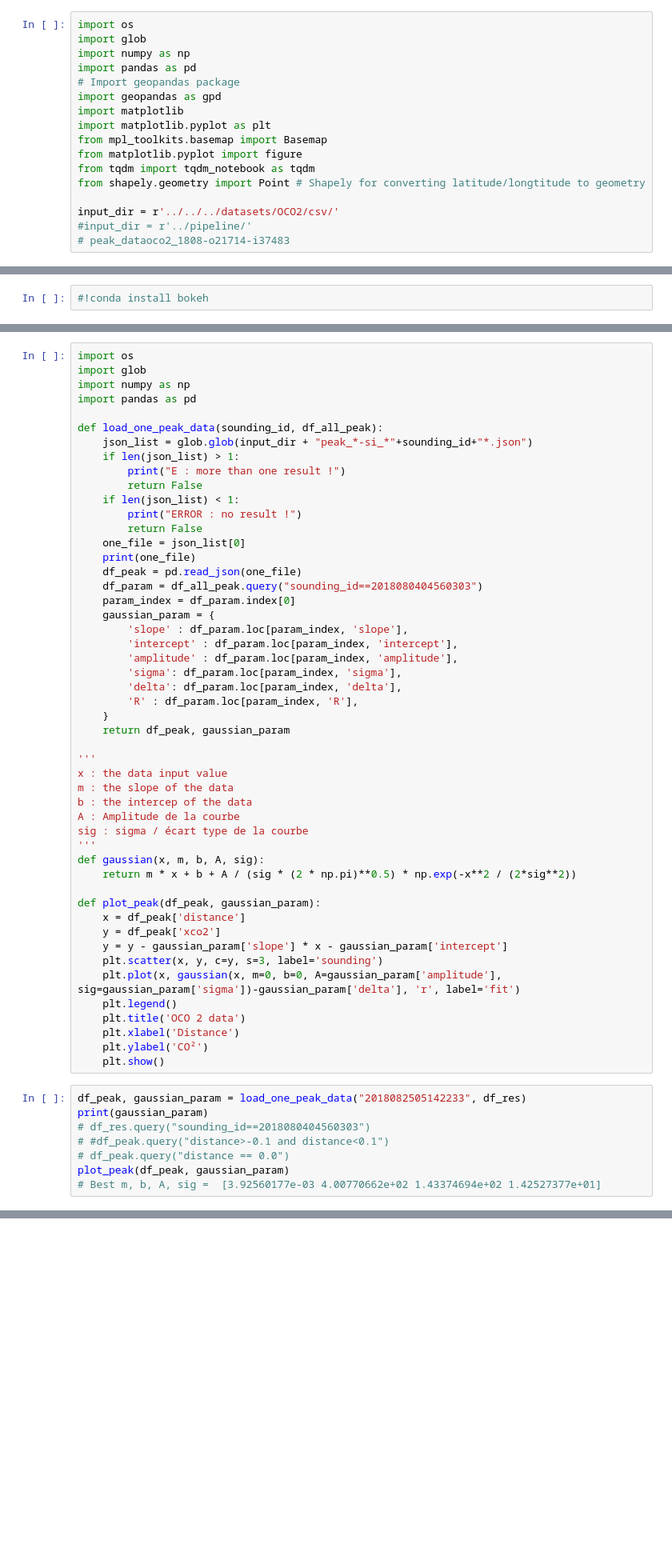
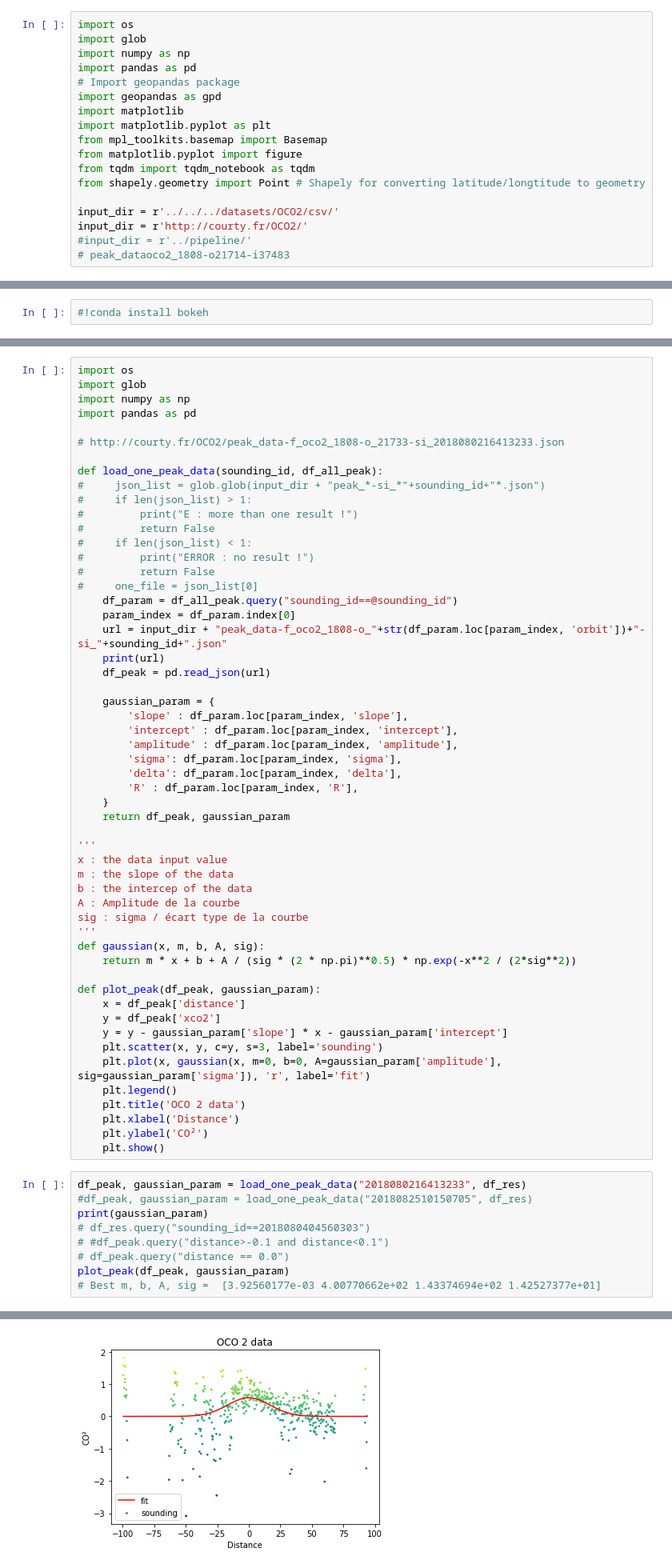
Before and after one commit to dataforgoodfr/batch7_satellite_ges, a Jupyter notebook: notebooks/view_peak.ipynb, the cells around one changed output, grey strips where cells are left out. Shown at 80% size. Saved outputs shown, nothing was run; the diff lists cells and outputs as text; blank space fills up the shorter version.

```diff
--- a/notebooks/view_peak.ipynb
+++ b/notebooks/view_peak.ipynb
@@ -20,6 +20,7 @@ from tqdm import tqdm_notebook as tqdm
 from shapely.geometry import Point # Shapely for converting latitude/longtitude to geometry
 
 input_dir = r'../../../datasets/OCO2/csv/'
+input_dir = r'http://courty.fr/OCO2/'
 #input_dir = r'../pipeline/'
 # peak_dataoco2_1808-o21714-i37483
 # %%
@@ -164,19 +203,23 @@ import glob
 import numpy as np
 import pandas as pd
 
+# http://courty.fr/OCO2/peak_data-f_oco2_1808-o_21733-si_2018080216413233.json
+
 def load_one_peak_data(sounding_id, df_all_peak):
-    json_list = glob.glob(input_dir + "peak_*-si_*"+sounding_id+"*.json")
-    if len(json_list) > 1:
-        print("E : more than one result !")
-        return False
-    if len(json_list) < 1:
-        print("ERROR : no result !")
-        return False
-    one_file = json_list[0]
-    print(one_file)
-    df_peak = pd.read_json(one_file)
-    df_param = df_all_peak.query("sounding_id==2018080404560303")
+#     json_list = glob.glob(input_dir + "peak_*-si_*"+sounding_id+"*.json")
+#     if len(json_list) > 1:
+#         print("E : more than one result !")
+#         return False
+#     if len(json_list) < 1:
+#         print("ERROR : no result !")
+#         return False
+#     one_file = json_list[0]
+    df_param = df_all_peak.query("sounding_id==@sounding_id")
     param_index = df_param.index[0]
+    url = input_dir + "peak_data-f_oco2_1808-o_"+str(df_param.loc[param_index, 'orbit'])+"-si_"+sounding_id+".json"
+    print(url)
+    df_peak = pd.read_json(url)
+
     gaussian_param = {
         'slope' : df_param.loc[param_index, 'slope'],
         'intercept' : df_param.loc[param_index, 'intercept'],
@@ -202,17 +245,19 @@ def plot_peak(df_peak, gaussian_param):
     y = df_peak['xco2']
     y = y - gaussian_param['slope'] * x - gaussian_param['intercept']
     plt.scatter(x, y, c=y, s=3, label='sounding')
-    plt.plot(x, gaussian(x, m=0, b=0, A=gaussian_param['amplitude'], sig=gaussian_param['sigma'])-gaussian_param['delta'], 'r', label='fit')
+    plt.plot(x, gaussian(x, m=0, b=0, A=gaussian_param['amplitude'], sig=gaussian_param['sigma']), 'r', label='fit')
     plt.legend()
     plt.title('OCO 2 data')
     plt.xlabel('Distance')
     plt.ylabel('CO²')
     plt.show()
 # %%
-df_peak, gaussian_param = load_one_peak_data("2018082505142233", df_res)
+df_peak, gaussian_param = load_one_peak_data("2018080216413233", df_res)
+#df_peak, gaussian_param = load_one_peak_data("2018082510150705", df_res)
 print(gaussian_param)
 # df_res.query("sounding_id==2018080404560303")
 # #df_peak.query("distance>-0.1 and distance<0.1")
 # df_peak.query("distance == 0.0")
 plot_peak(df_peak, gaussian_param)
 # Best m, b, A, sig =  [3.92560177e-03 4.00770662e+02 1.43374694e+02 1.42527377e+01]
+# %% [output]
@@ -218,0 +266 @@ plot_peak(df_peak, gaussian_param)
+[figure, added]
```
Also changed, not shown: parts of 14 cells of this notebook.
